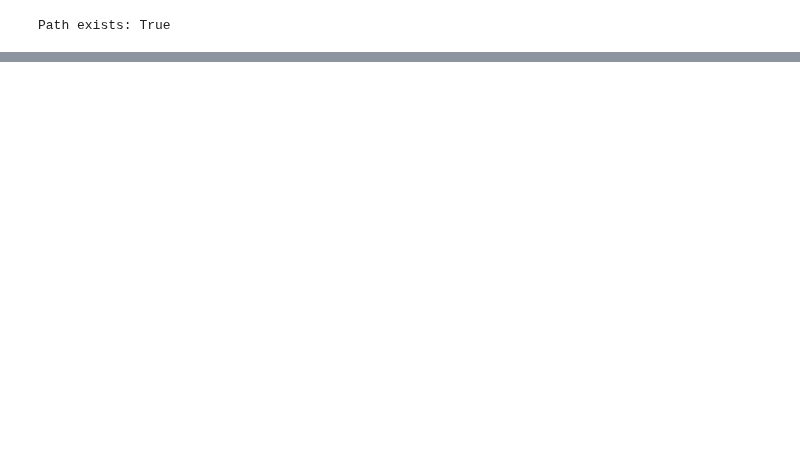
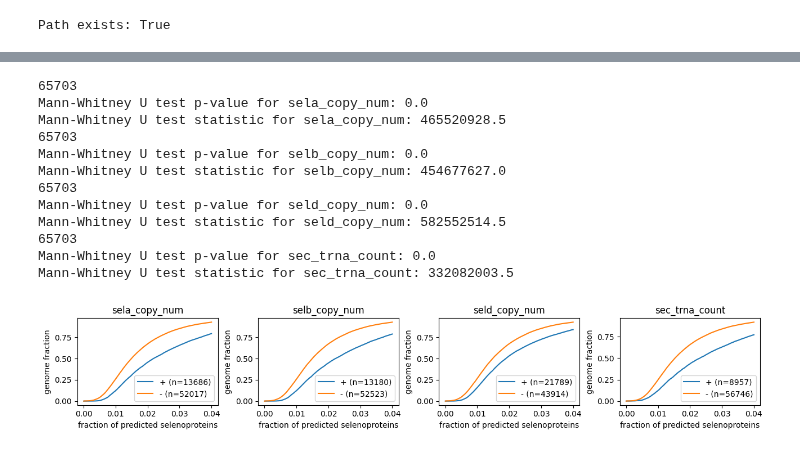
Before and after one commit to pipparichter/selenobot, a Jupyter notebook: notebooks/sandbox.ipynb, the cells around one changed output, grey strips where cells are left out. Drawn from its saved outputs; the diff is of its cells as text; code cells hidden in the pictures; blank space fills up the shorter version.

```diff
--- a/notebooks/sandbox.ipynb
+++ b/notebooks/sandbox.ipynb
@@ -193,0 +168,9 @@ print(len(gtdb_results_df))
+# %%
+genome_data_all_df = pd.read_csv(os.path.join('../results/epochs_2000_lr_e8', 'gtdb_genome_data_all.csv'))
+copy_nums_df = pd.read_csv(os.path.join('../results/epochs_2000_lr_e8', 'gtdb_copy_nums.csv'))
+
+genomes_with_selenoproteins = gtdb_results_df.genome_id.unique()
+genome_data_no_sec_df = genome_data_all_df[~genome_data_all_df.genome_id.isin(genomes_with_selenoproteins)]
+genome_data_no_sec_df = genome_data_no_sec_df.merge(copy_nums_df, on='genome_id', how='left')
+genome_data_no_sec_df.set_index('genome_id').to_csv(os.path.join('../results/epochs_2000_lr_e8', 'gtdb_genome_data_no_sec.csv'))
+# genomes_no_sec_df = pd.read_csv(os.path.join('../results/epochs_2000_lr_e8', 'gtdb_genome_data_no_sec.csv'))
@@ -195,7 +192,12 @@ print(len(gtdb_results_df))
 for stop_codon, df in gtdb_results_df.groupby('stop_codon'):
     print(stop_codon, len(df))
 
-n = len(gtdb_results_df)
+n = count_unique(gtdb_results_df)
 gtdb_results_df = gtdb_results_df[gtdb_results_df.stop_codon.str.match('TGA')] # Require at least one Sec tRNA.
-print(f'Removed {n - len(gtdb_results_df)} without a UGA stop codon. {len(gtdb_results_df)} predicted selenoproteins remaining.')
+print(f'Removed {n - count_unique(gtdb_results_df)} without a UGA stop codon. {count_unique(gtdb_results_df)} predicted selenoproteins remaining.')
+gtdb_results_df.set_index('gene_id').to_csv('../results/epochs_2000_lr_e8/gtdb_results_complete_and_uga_stop_only.csv')
+
+# TAA 1321276
+# TAG 1034218
+# TGA 2135320
 # %% [output]
@@ -217,0 +208,59 @@ Genomes with 4.0 copies of selA: 69
+# %%
+# Want to plot the ECDF of genomes with and without selA, selB, sectRNA, etc. with fraction of predicted selenoproteins on the x-axis.
+
+def plot_ecdf(sec_fractions_df:pd.DataFrame, ax:plt.Axes=None, max_x_value:float=None):
+    # First get the ratios of predicted selenoproteins to total genes for each genome.
+    sec_fractions = sec_fractions_df.sec_fraction.values
+    # Sort the genome IDs and selenoprotein fractions in increasing order.
+    # sec_fractions = np.sort(sec_fractions)
+    x_vals = np.linspace(0, max_x_value, 1000)
+    n = len(sec_fractions_df)
+    y_vals = [np.sum(sec_fractions < x) / n for x in x_vals]
+    ax.plot(x_vals, y_vals)
+
+    return sec_fractions
+
+
+fig, axes = plt.subplots(ncols=4, figsize=(13, 2.5))
+
+sec_fractions_df = sec_fractions_df.fillna(0)
+# split_on = 'sela_copy_num'
+for split_on, ax in zip(['sela_copy_num', 'selb_copy_num', 'seld_copy_num', 'sec_trna_count'], axes):
+    sec_fractions_df_pos = sec_fractions_df[sec_fractions_df[split_on] > 0]
+    sec_fractions_df_neg = sec_fractions_df[sec_fractions_df[split_on] < 1]
+
+    print(len(sec_fractions_df_neg) + len(sec_fractions_df_pos))
+    # pos_y_vals = plot_ecdf(gtdb_results_df_pos, ax=ax, max_x_value=0.04)
+    # neg_y_vals = plot_ecdf(gtdb_results_df_neg, ax=ax, max_x_value=0.04)
+
+    pos_sec_fractions = plot_ecdf(sec_fractions_df_pos, ax=ax, max_x_value=0.04)
+    neg_sec_fractions = plot_ecdf(sec_fractions_df_neg, ax=ax, max_x_value=0.04)
+
+    # kstest_result = kstest(pos_y_vals, neg_y_vals)
+    # print(f'K-S test p-value for {split_on}:', kstest_result.pvalue)
+    mwu_result = mannwhitneyu(pos_sec_fractions, neg_sec_fractions)
+    print(f'Mann-Whitney U test p-value for {split_on}:', mwu_result.pvalue)
+    print(f'Mann-Whitney U test statistic for {split_on}:', mwu_result.statistic)
+
+
+    ax.set_title(split_on)
+    ax.legend([f'+ (n={len(sec_fractions_df_pos)})', f'- (n={len(sec_fractions_df_neg)})'])
+    ax.set_ylabel('genome fraction')
+    ax.set_xlabel('fraction of predicted selenoproteins')
+
+plt.tight_layout()
+plt.show()
+# %% [output]
+65703
+Mann-Whitney U test p-value for sela_copy_num: 0.0
+Mann-Whitney U test statistic for sela_copy_num: 465520928.5
+65703
+Mann-Whitney U test p-value for selb_copy_num: 0.0
+Mann-Whitney U test statistic for selb_copy_num: 454677627.0
+65703
+Mann-Whitney U test p-value for seld_copy_num: 0.0
+Mann-Whitney U test statistic for seld_copy_num: 582552514.5
+65703
+Mann-Whitney U test p-value for sec_trna_count: 0.0
+Mann-Whitney U test statistic for sec_trna_count: 332082003.5
+[figure, added]
```
Also changed, not shown: parts of 17 cells of this notebook, 6 other files.
